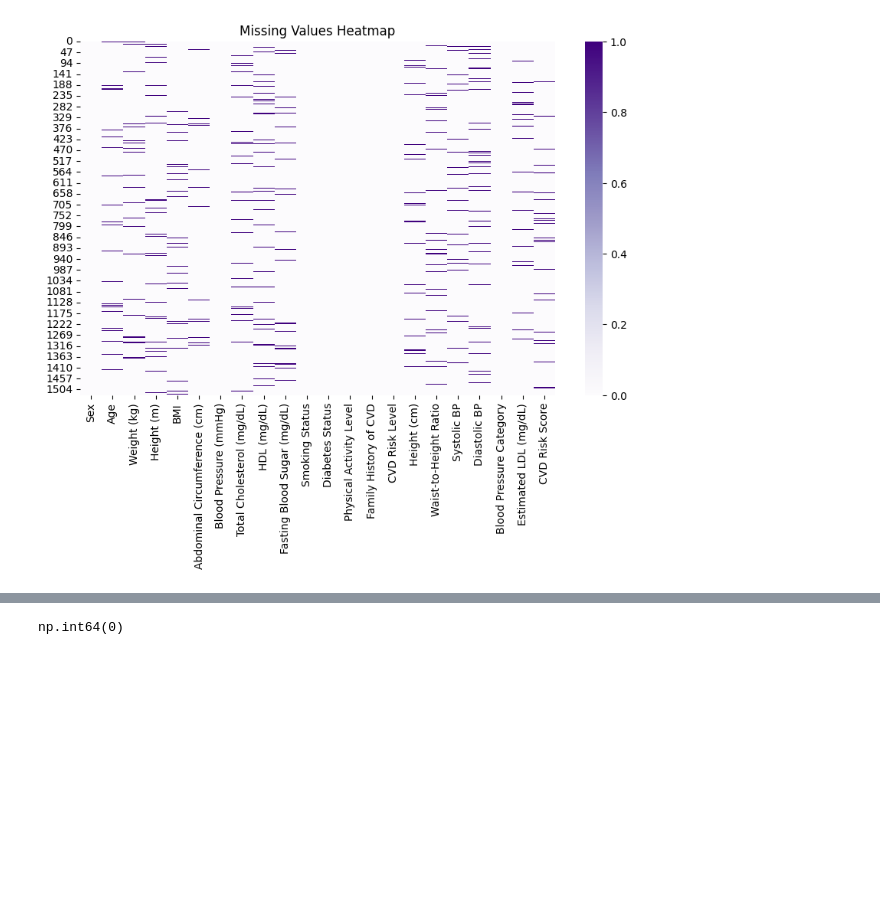
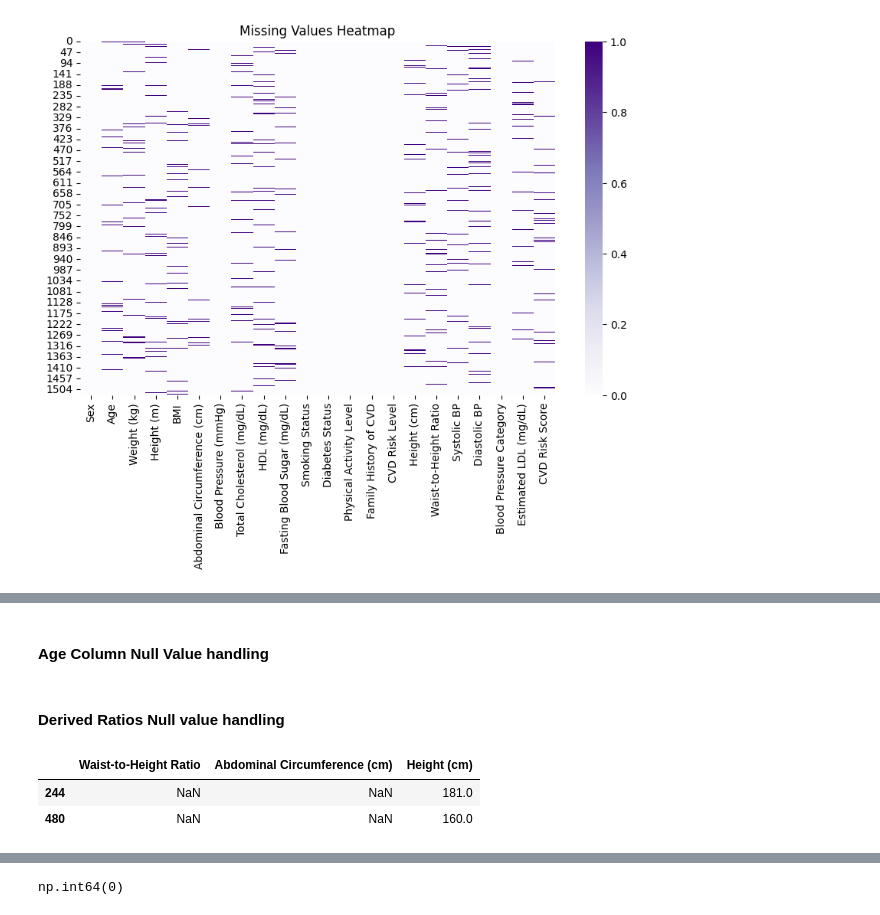
Before and after one commit to Tejeswar001/Heart-ML, a Jupyter notebook: Notebooks/study.ipynb, the cells around one changed output, grey strips where cells are left out. Drawn from its saved outputs; the diff is of its cells as text; code cells hidden in the pictures; blank space fills up the shorter version.

```diff
--- a/Notebooks/study.ipynb
+++ b/Notebooks/study.ipynb
@@ -232,0 +294,4 @@ plt.show()
+# %%
+df['Total Cholesterol (mg/dL)'] = df['Total Cholesterol (mg/dL)'].fillna(df['Total Cholesterol (mg/dL)'].median())
+df['HDL (mg/dL)'] = df['HDL (mg/dL)'].fillna(df['HDL (mg/dL)'].median())
+df['Estimated LDL (mg/dL)'] = df['Estimated LDL (mg/dL)'].fillna(df['Estimated LDL (mg/dL)'].median())
@@ -232,0 +308,16 @@ plt.show()
+# %%
+df['Fasting Blood Sugar (mg/dL)'] = df['Fasting Blood Sugar (mg/dL)'].fillna(df.groupby('Diabetes Status')['Fasting Blood Sugar (mg/dL)'].transform('median'))
+# %% [markdown]
+#### Age Column Null Value handling
+# %%
+df['Age'] = df['Age'].fillna(df['Age'].median())
+# %% [markdown]
+#### Derived Ratios Null value handling
+# %%
+df['Waist-to-Height Ratio'] = df['Waist-to-Height Ratio'].fillna(df['Abdominal Circumference (cm)'] / df['Height (cm)'])
+# %%
+df[df['Waist-to-Height Ratio'].isnull()][['Waist-to-Height Ratio','Abdominal Circumference (cm)','Height (cm)']]
+# %% [output]
+|  | Waist-to-Height Ratio | Abdominal Circumference (cm) | Height (cm) |
+| 244 | NaN | NaN | 181.0 |
+| 480 | NaN | NaN | 160.0 |
```
Also changed, not shown: parts of 20 cells of this notebook.
